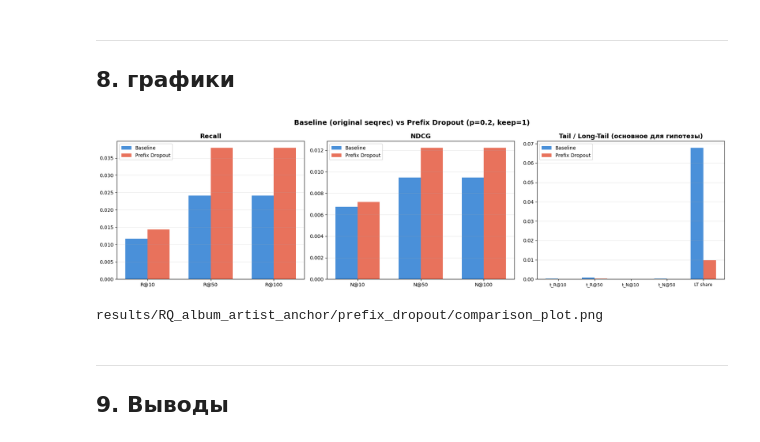
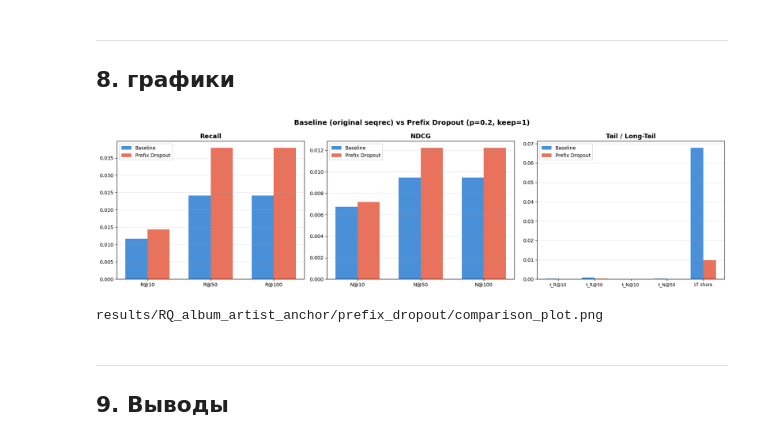
Before and after one commit to PerryThePlatipuse/semantic_ids, a Jupyter notebook: notebooks/03_prefix_dropout_experiment(2).ipynb, the cells around one changed output. Drawn from its saved outputs; the diff is of its cells as text; code cells hidden in the pictures.

```diff
--- a/notebooks/03_prefix_dropout_experiment(2).ipynb
+++ b/notebooks/03_prefix_dropout_experiment(2).ipynb
@@ -399,35 +399,35 @@ axes[0].legend()
 axes[0].grid(axis="y", alpha=0.3)
 
 
 keys = ["ndcg@10", "ndcg@50", "ndcg@100"]
 axes[1].bar(x - w/2, [baseline[k] for k in keys], w, label="Baseline", color=COLORS["baseline"])
 axes[1].bar(x + w/2, [dropout[k] for k in keys], w, label="Prefix Dropout", color=COLORS["dropout"])
 axes[1].set_xticks(x)
 axes[1].set_xticklabels([k.replace("ndcg", "N") for k in keys])
 axes[1].set_title("NDCG", fontweight="bold", fontsize=13)
 axes[1].legend()
 axes[1].grid(axis="y", alpha=0.3)
 
 keys = ["tail_recall@10", "tail_recall@50", "tail_ndcg@10", "tail_ndcg@50", "long_tail_share"]
 x3 = np.arange(len(keys))
 axes[2].bar(x3 - w/2, [baseline[k] for k in keys], w, label="Baseline", color=COLORS["baseline"])
 axes[2].bar(x3 + w/2, [dropout[k] for k in keys], w, label="Prefix Dropout", color=COLORS["dropout"])
 axes[2].set_xticks(x3)
 axes[2].set_xticklabels(["t_R@10", "t_R@50", "t_N@10", "t_N@50", "LT share"], fontsize=9)
-axes[2].set_title("Tail / Long-Tail (основное для гипотезы)", fontweight="bold", fontsize=13)
+axes[2].set_title("Tail / Long-Tail", fontweight="bold", fontsize=13)
 axes[2].legend()
 axes[2].grid(axis="y", alpha=0.3)
 
 plt.suptitle("Baseline (original seqrec) vs Prefix Dropout (p=0.2, keep=1)",
              fontsize=14, fontweight="bold")
 plt.tight_layout()
 
 os.makedirs(RESULT_DIR, exist_ok=True)
 plt.savefig(f"{RESULT_DIR}/comparison_plot.png", dpi=150, bbox_inches="tight")
 plt.show()
 print(f"{RESULT_DIR}/comparison_plot.png")
 # %% [output]
-[figure, old version]
+[figure, new version]
 results/RQ_album_artist_anchor/prefix_dropout/comparison_plot.png
 # %% [markdown]
 ---
```
Also changed, not shown: parts of 1 cell of this notebook.
